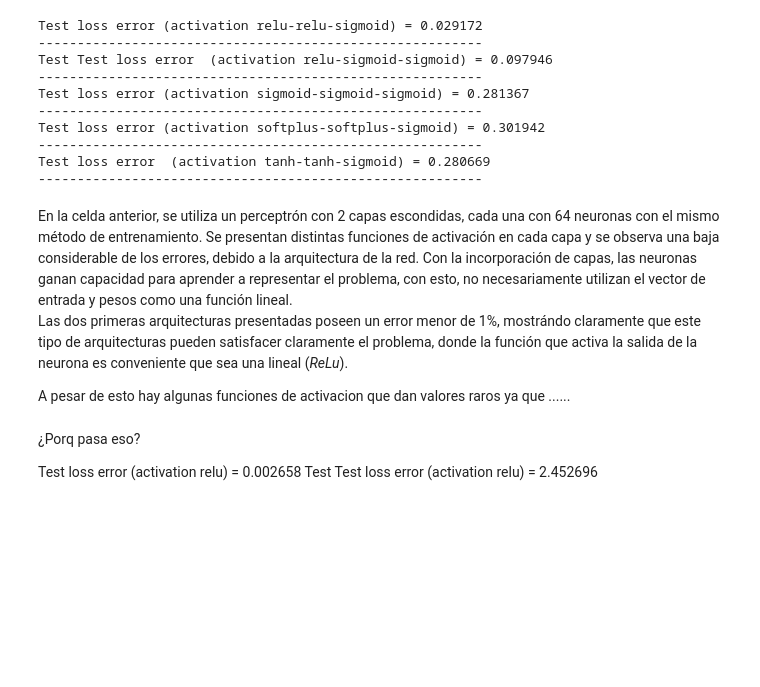
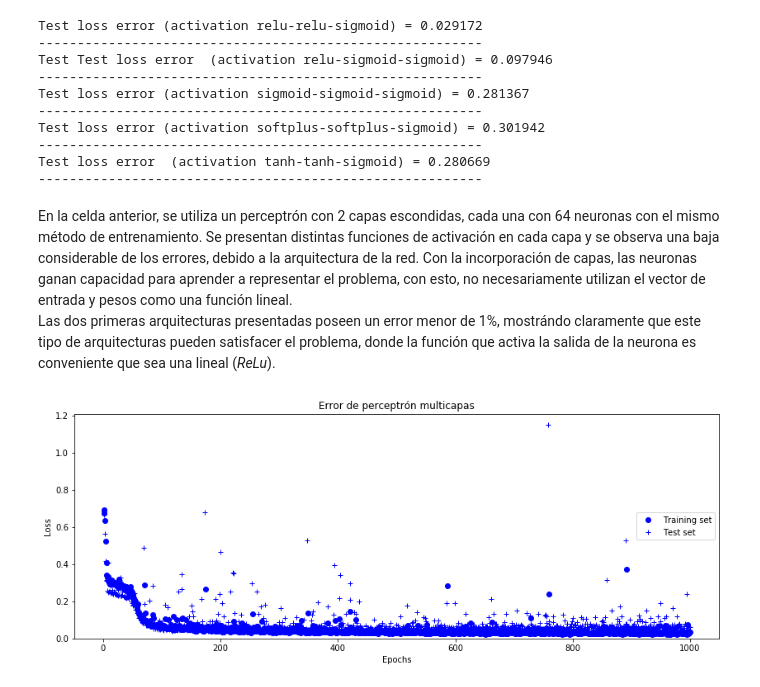
Before and after one commit to FMena14/Ayudantias, a Jupyter notebook: Parte1.ipynb, the cells around one changed output. Drawn from its saved outputs; the diff is of its cells as text; code cells hidden in the pictures; blank space fills up the shorter version.

```diff
--- a/Parte1.ipynb
+++ b/Parte1.ipynb
@@ -157,11 +188,28 @@ Test loss error  (activation tanh-tanh-sigmoid) = 0.280669
 ---------------------------------------------------------
 # %% [markdown]
 En la celda anterior, se utiliza un perceptrón con 2 capas escondidas, cada una con 64 neuronas con el mismo método de entrenamiento. Se presentan distintas funciones de activación en cada capa y se observa una baja considerable de los errores, debido a la arquitectura de la red. Con la incorporación de capas, las neuronas ganan capacidad para aprender a representar el problema, con esto, no necesariamente utilizan el vector de entrada y pesos como una función lineal.
-Las dos primeras arquitecturas presentadas poseen un error menor de 1%, mostrándo claramente que este tipo de arquitecturas pueden satisfacer claramente el problema, donde la función que activa la salida de la neurona es conveniente que sea una lineal (*ReLu*).
-
-A pesar de esto hay algunas funciones de activacion que dan valores raros ya que ......
+Las dos primeras arquitecturas presentadas poseen un error menor de 1%, mostrándo claramente que este tipo de arquitecturas pueden satisfacer el problema, donde la función que activa la salida de la neurona es conveniente que sea una lineal (*ReLu*).
-# %% [markdown]
-¿Porq pasa eso?
-
-Test loss error (activation relu) = 0.002658
-Test Test loss error  (activation relu) = 2.452696
+# %%
+model = Sequential()
+model.add(Dense(64, input_dim=X_train.shape[1], activation='relu',init='uniform'))
+model.add(Dense(64, activation='relu', init='uniform'))
+model.add(Dense(1, activation='sigmoid'))
+model.compile(optimizer=SGD(lr=0.3), loss="binary_crossentropy")
+hist2 = model.fit(X_train, y_train,nb_epoch=1000,  batch_size=32, verbose=0, validation_data=(X_test,y_test))
+
+history_dict1 = hist2.history
+loss_values1 = history_dict1['loss']
+val_loss_values1 = history_dict1['val_loss']
+epochs1 = range(1, len(loss_values1) + 1)
+f, axarr = plt.subplots(1,figsize=(14,5))
+colors = ['#0B9014','#D20BD2']*4
+axarr.plot(epochs1, loss_values1, 'bo', label = "Training set")
+axarr.plot(epochs1, val_loss_values1, 'b+', label = "Test set")
+axarr.set_title('Error de perceptrón multicapas')
+axarr.set_ylim(0)
+axarr.set_xlabel('Epochs')
+axarr.set_ylabel('Loss')
+axarr.legend(loc="center right", fancybox= True)
+plt.show()
+# %% [output]
+[figure, added]
```
Also changed, not shown: parts of 7 cells of this notebook.
